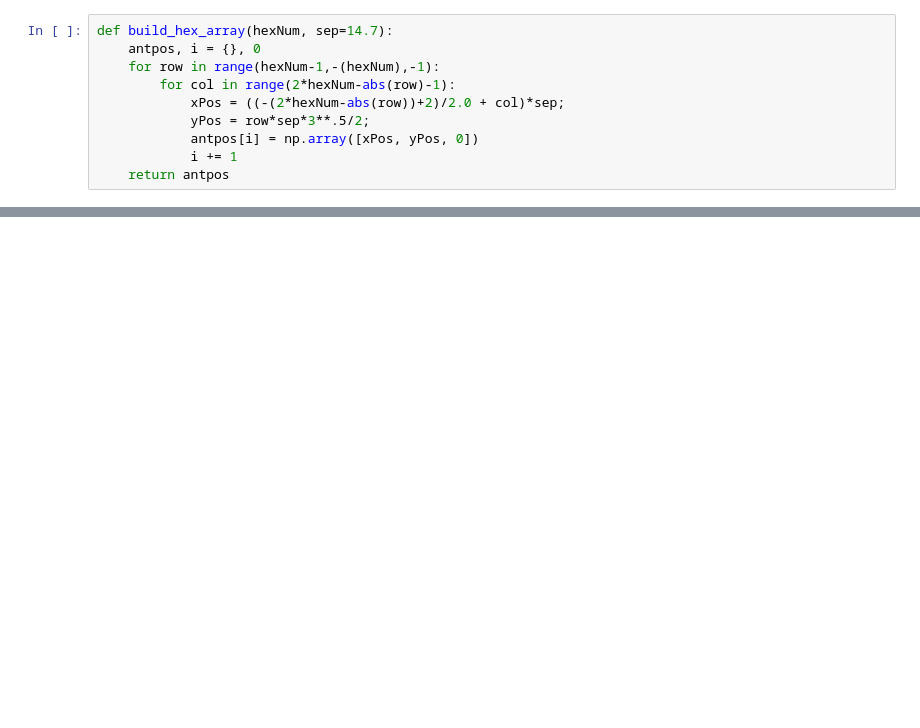
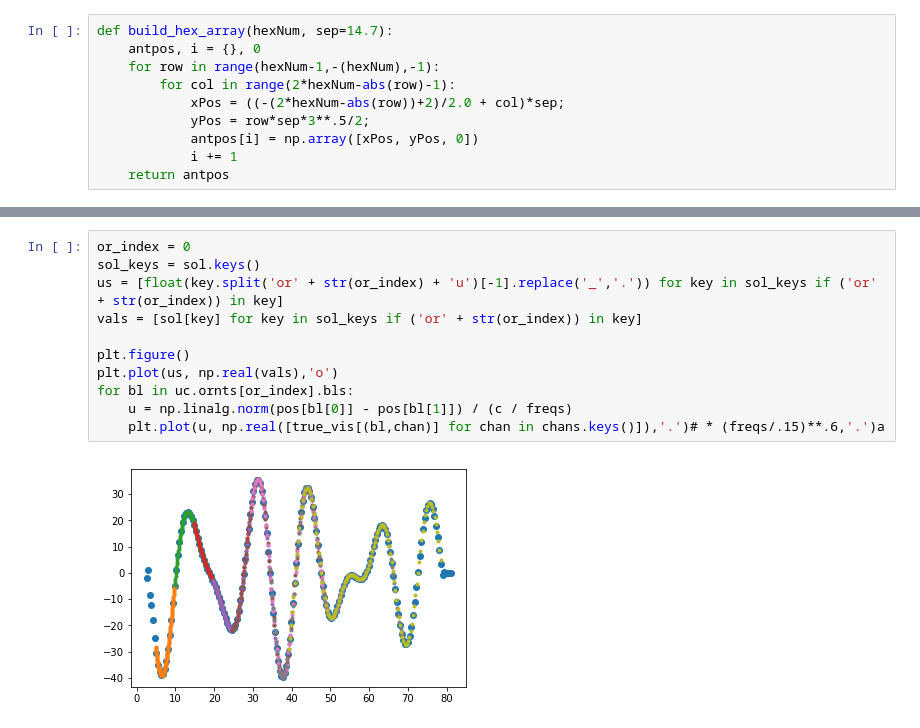
Before and after one commit to HERA-Team/hera_sandbox, a Jupyter notebook: jsd/uCal/uCal.ipynb, the cells around one changed output, grey strips where cells are left out. Saved outputs shown, nothing was run; the diff lists cells and outputs as text; blank space fills up the shorter version.

```diff
--- a/jsd/uCal/uCal.ipynb
+++ b/jsd/uCal/uCal.ipynb
@@ -44,0 +316,13 @@ print len(clusters), np.max(clusters)
+# %%
+or_index = 0
+sol_keys = sol.keys()
+us = [float(key.split('or' + str(or_index) + 'u')[-1].replace('_','.')) for key in sol_keys if ('or' + str(or_index)) in key]
+vals = [sol[key] for key in sol_keys if ('or' + str(or_index)) in key]
+
+plt.figure()
+plt.plot(us, np.real(vals),'o')
+for bl in uc.ornts[or_index].bls:
+    u = np.linalg.norm(pos[bl[0]] - pos[bl[1]]) / (c / freqs)
+    plt.plot(u, np.real([true_vis[(bl,chan)] for chan in chans.keys()]),'.')# * (freqs/.15)**.6,'.')a
+# %% [output]
+[figure, added]
```
Also changed, not shown: parts of 33 cells of this notebook.
